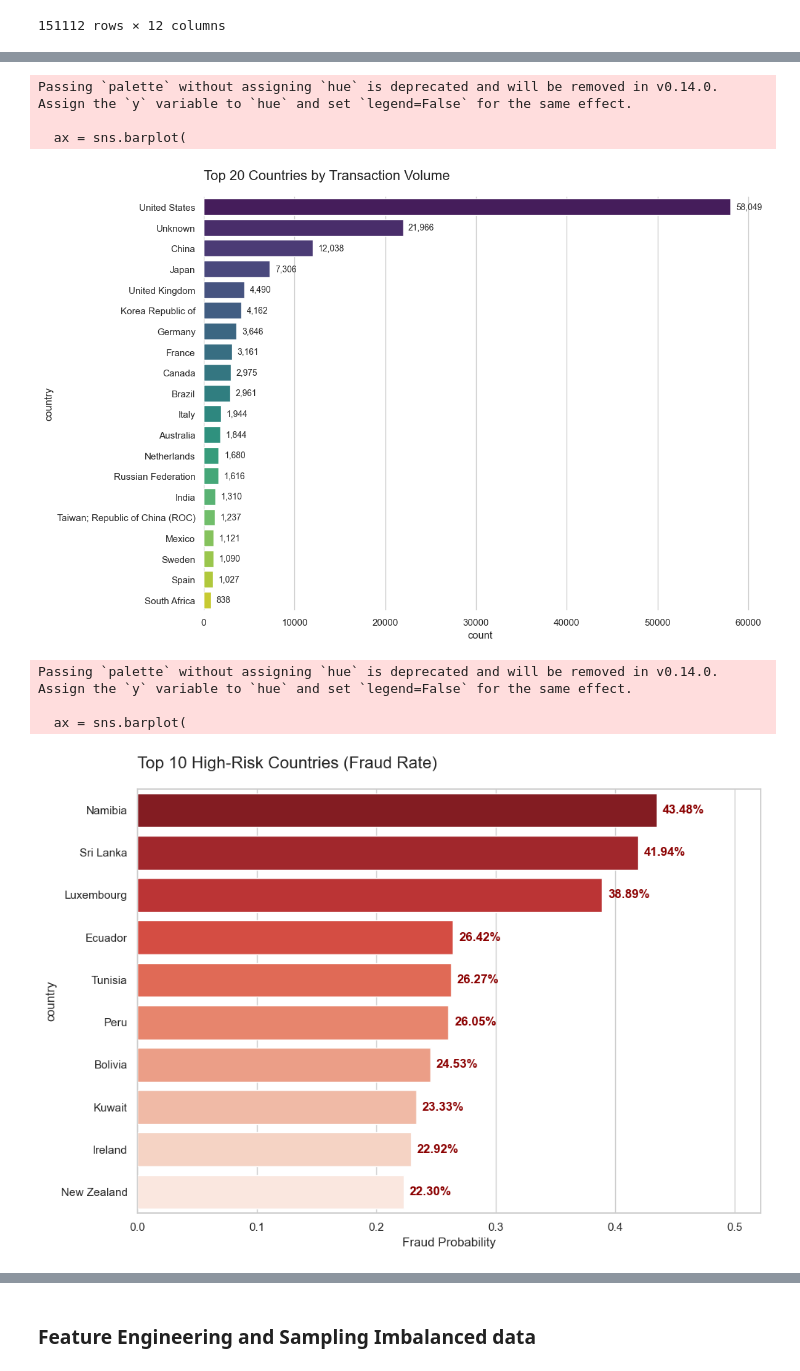
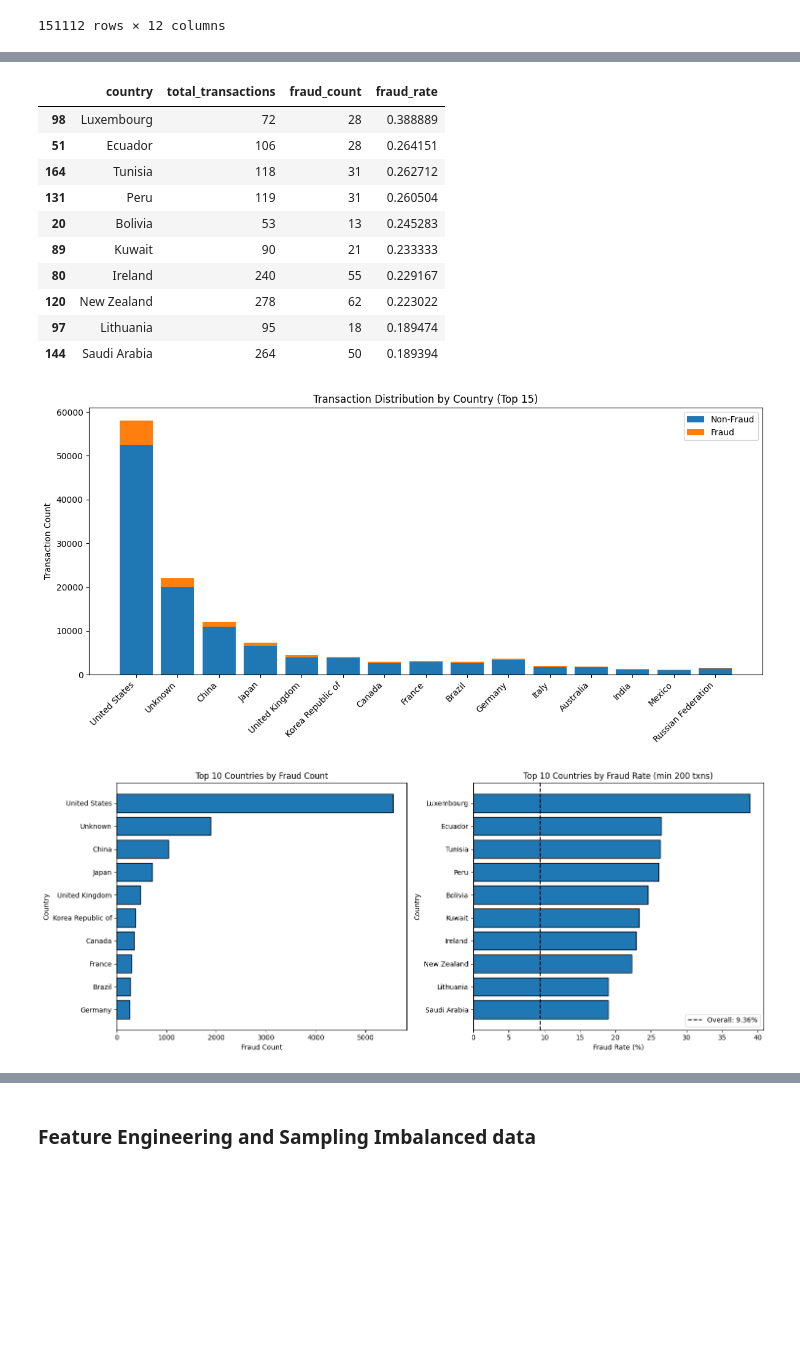
Before and after one commit to tib-dev/fraud-detection, a Jupyter notebook: notebooks/eda_and_data_processing.ipynb, the cells around one changed output, grey strips where cells are left out. Cells and saved outputs as stored; diff of their text form; code cells hidden in the pictures; blank space fills up the shorter version.

```diff
--- a/notebooks/eda_and_data_processing.ipynb
+++ b/notebooks/eda_and_data_processing.ipynb
@@ -97,12 +114,13 @@ df
 # %%
-viz = Visualizer()
+
 # 1. Check Class Imbalance
-viz.analyze_class_distribution(df)
+viz.plot_class_distribution(class_counts)
 
 
 # 2. Compare Numerical Distributions (Age and Purchase Value)
-viz.plot_fraud_distributions(df)
+viz.plot_numeric_distribution(df, 'age')
+viz.plot_numeric_distribution(df, 'purchase_value')
 
 # 3. Deep dive into Purchase Value Outliers
-viz.plot_purchase_value_boxplot(df)
+viz.plot_numeric_by_class(df, 'purchase_value')
 # %% [output]
@@ -169,0 +131,9 @@ Name: proportion, dtype: object
+# %%
+# df_with_country contains 'country' and 'class'
+country_stats = eda.get_country_fraud_stats(df)
+
+top_count = eda.get_top_countries_by_fraud_count(country_stats, top_n=10)
+top_rate = eda.get_top_countries_by_fraud_rate(
+    country_stats, min_transactions=50, top_n=10)
+country_stats
+overall_rate = df['class'].mean() * 100
@@ -170,13 +154,27 @@ Name: proportion, dtype: object
+# %%
+top_rate
+# %% [output]
+|  | country | total_transactions | fraud_count | fraud_rate |
+| 98 | Luxembourg | 72 | 28 | 0.388889 |
+| 51 | Ecuador | 106 | 28 | 0.264151 |
+| 164 | Tunisia | 118 | 31 | 0.262712 |
+| 131 | Peru | 119 | 31 | 0.260504 |
+| 20 | Bolivia | 53 | 13 | 0.245283 |
+| 89 | Kuwait | 90 | 21 | 0.233333 |
+| 80 | Ireland | 240 | 55 | 0.229167 |
+| 120 | New Zealand | 278 | 62 | 0.223022 |
+| 97 | Lithuania | 95 | 18 | 0.189474 |
+| 144 | Saudi Arabia | 264 | 50 | 0.189394 |
 # %%
 # 4. Geographic Analysis (Volume vs Risk)
-viz.plot_top_countries(df)
-viz.plot_fraud_rate_by_country(df)
+viz.plot_country_transactions(country_stats, top_n=15)
+viz.plot_country_fraud_overview(
+    country_stats=country_stats,
+    country_stats_filtered=top_rate,
+    overall_rate=overall_rate,
+    top_n=10,
+    min_transactions=200,
+)
 # %% [output]
-Passing `palette` without assigning `hue` is deprecated and will be removed in v0.14.0. Assign the `y` variable to `hue` and set `legend=False` for the same effect.
-
-  ax = sns.barplot(
-[figure, old version]
+[figure, new version]
-Passing `palette` without assigning `hue` is deprecated and will be removed in v0.14.0. Assign the `y` variable to `hue` and set `legend=False` for the same effect.
-
-  ax = sns.barplot(
-[figure, old version]
+[figure, new version]
```
Also changed, not shown: parts of 17 cells of this notebook.
